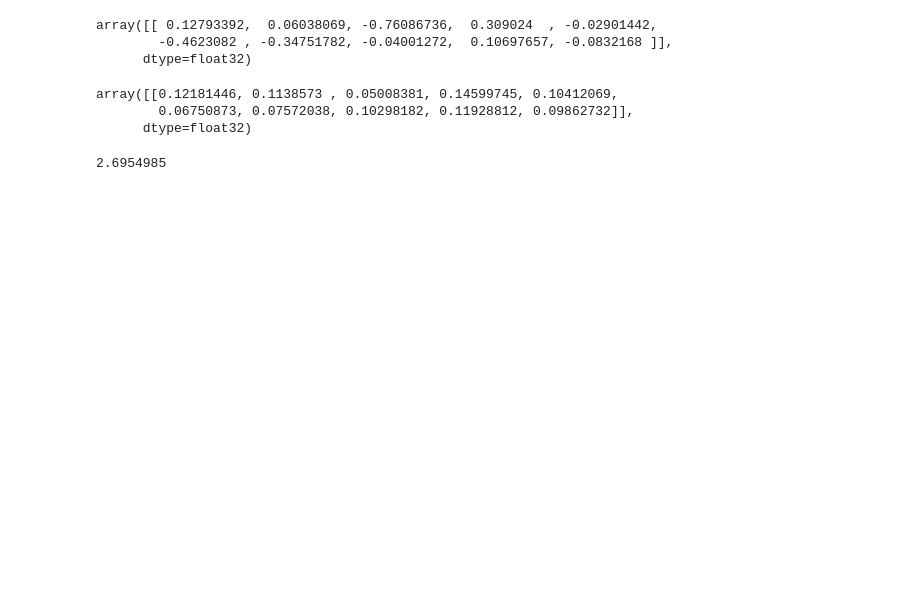
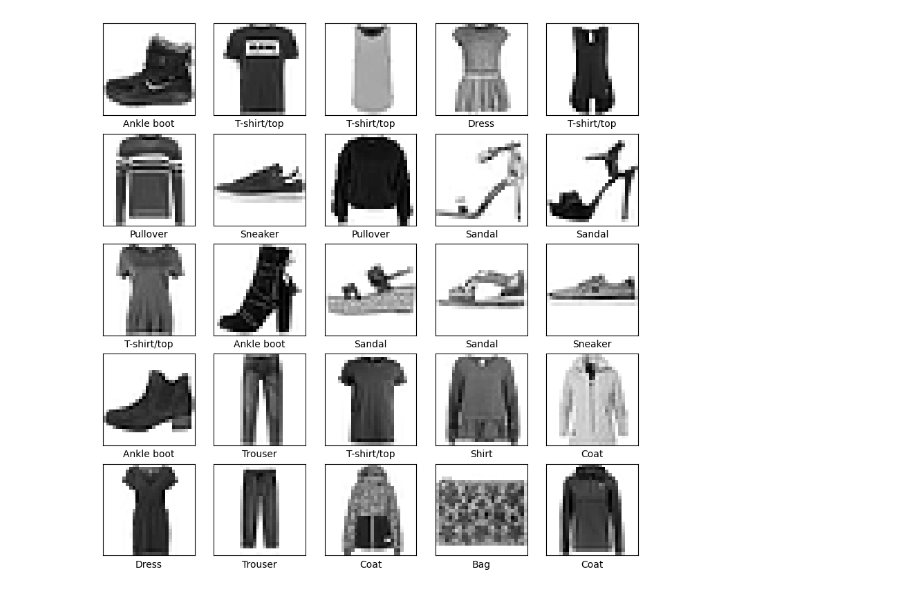
Before and after one commit to ChibuzoKelechi/GoogleColab_notebooks, a Jupyter notebook: tensorflow_learn.ipynb, the cells around one changed output. Cells and saved outputs as stored; diff of their text form; code cells hidden in the pictures; blank space fills up the shorter version.

Commit message:
First TF model using Colaboratory

```diff
--- a/tensorflow_learn.ipynb
+++ b/tensorflow_learn.ipynb
@@ -16,0 +7,9 @@ Downloading data from https://storage.googleapis.com/tensorflow/tf-keras-dataset
+# %%
+fashion_data = tf.keras.datasets.fashion_mnist
+
+(train_images, train_labels), (test_images, test_labels) = fashion_data.load_data()
+
+train_images, test_images = train_images / 255.0, test_images / 255.0
+
+class_names = ['T-shirt/top', 'Trouser', 'Pullover', 'Dress', 'Coat',
+               'Sandal', 'Shirt', 'Sneaker', 'Bag', 'Ankle boot']
@@ -17 +33,12 @@ Downloading data from https://storage.googleapis.com/tensorflow/tf-keras-dataset
+# %%
+plt.figure(figsize=(10,10))
+for x in range(25):
+  plt.subplot(5,5, x+1)
+  plt.xticks([])
+  plt.yticks([])
+  plt.imshow(train_images[x], cmap=plt.cm.binary)
+  plt.xlabel(class_names[train_labels[x]])
+plt.show()
+# %% [output]
+[figure, added]
 # %%
@@ -22,24 +48,8 @@ model = tf.keras.models.Sequential([
     tf.keras.layers.Dense(10)
 ])
-# %%
-predictions = model(x_train[:1]).numpy()
-
-predictions
-# %% [output]
-array([[ 0.12793392,  0.06038069, -0.76086736,  0.309024  , -0.02901442,
-        -0.4623082 , -0.34751782, -0.04001272,  0.10697657, -0.0832168 ]],
-      dtype=float32)
-# %%
-softmax_tf = tf.nn.softmax(predictions).numpy()
-
-softmax_tf
-# %% [output]
-array([[0.12181446, 0.1138573 , 0.05008381, 0.14599745, 0.10412069,
-        0.06750873, 0.07572038, 0.10298182, 0.11928812, 0.09862732]],
-      dtype=float32)
 # %%
-lossfn = tf.keras.losses.SparseCategoricalCrossentropy(from_logits=True)
-
-lossfn(y_train[:1], predictions).numpy()
+tf_model.compile(
+    optimizer='adam',
+    loss=tf.keras.losses.SparseCategoricalCrossentropy(from_logits=True),
+    metrics=['accuracy']
+)
-# %% [output]
-2.6954985
```
Also changed, not shown: parts of 12 cells of this notebook.
